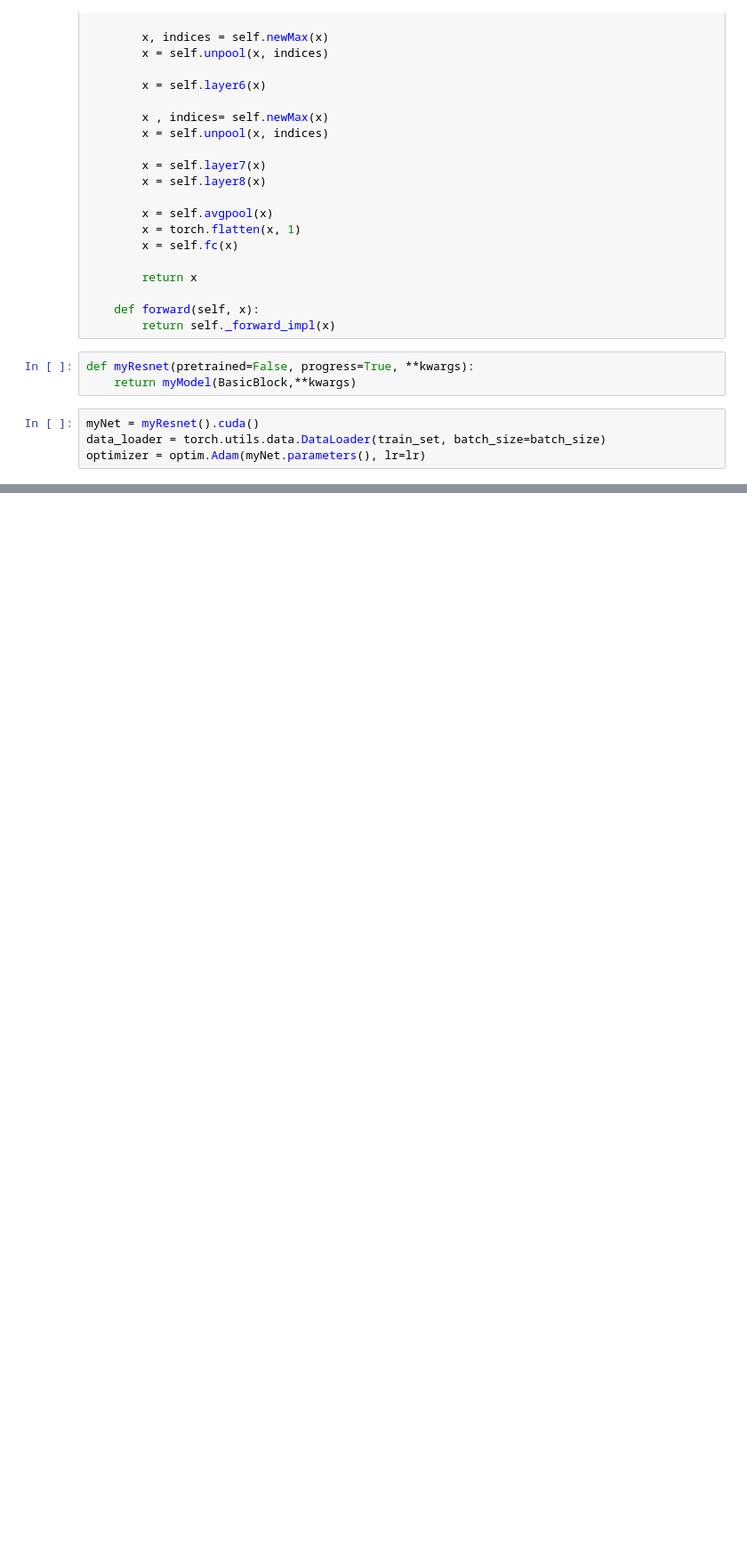
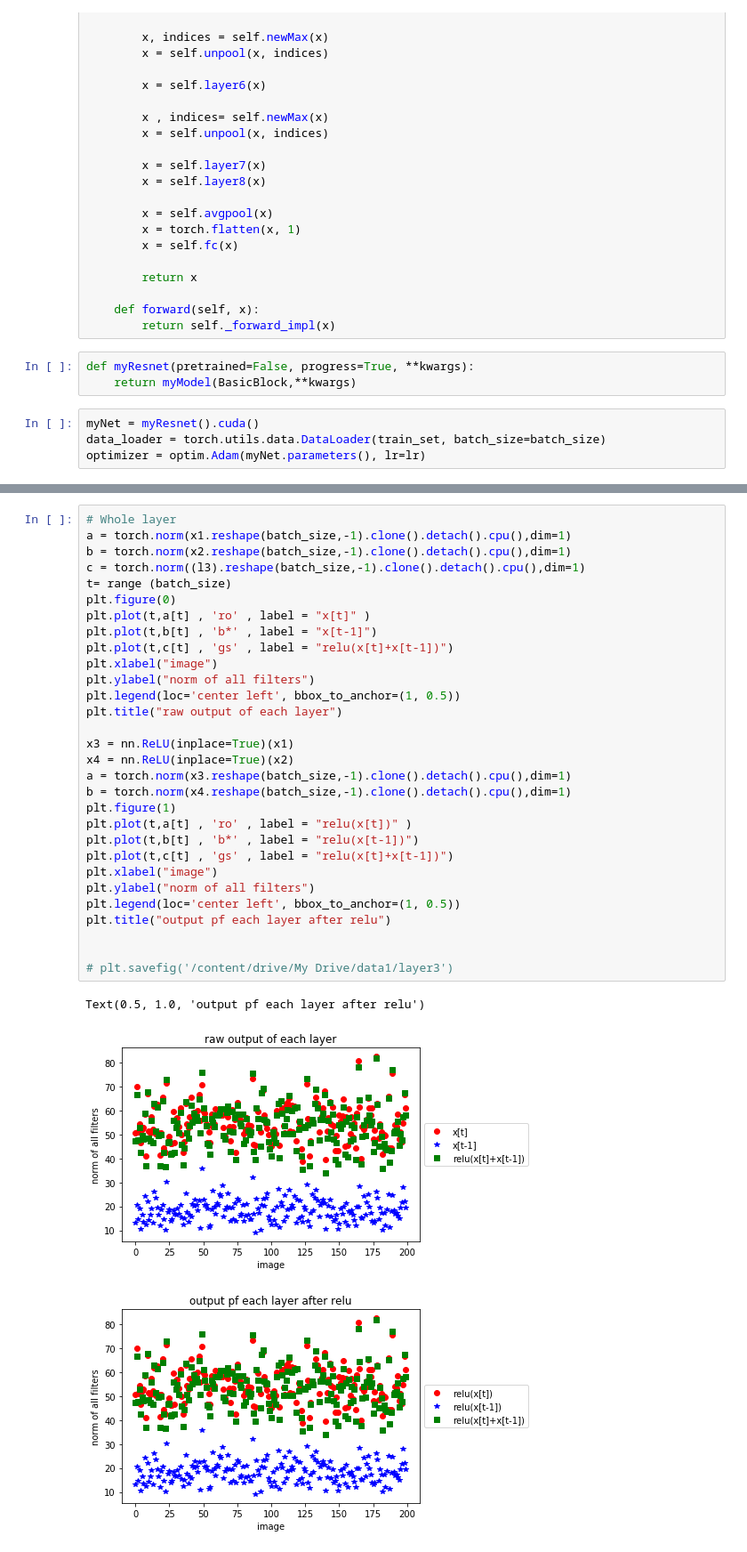
Before and after one commit to SaraBabakN/Model-Search, a Jupyter notebook: new_maxpool.ipynb, the cells around one changed output, grey strips where cells are left out. Shown: that part at 89% size. Cells and saved outputs as stored; diff of their text form; blank space fills up the shorter version.

```diff
--- a/new_maxpool.ipynb
+++ b/new_maxpool.ipynb
@@ -199,0 +236,34 @@ l3 = myNet.layer3(x)
+# %%
+# Whole layer
+a = torch.norm(x1.reshape(batch_size,-1).clone().detach().cpu(),dim=1)
+b = torch.norm(x2.reshape(batch_size,-1).clone().detach().cpu(),dim=1)
+c = torch.norm((l3).reshape(batch_size,-1).clone().detach().cpu(),dim=1)
+t= range (batch_size)
+plt.figure(0)
+plt.plot(t,a[t] , 'ro' , label = "x[t]" )
+plt.plot(t,b[t] , 'b*' , label = "x[t-1]")
+plt.plot(t,c[t] , 'gs' , label = "relu(x[t]+x[t-1])")
+plt.xlabel("image")
+plt.ylabel("norm of all filters")
+plt.legend(loc='center left', bbox_to_anchor=(1, 0.5))
+plt.title("raw output of each layer")
+
+x3 = nn.ReLU(inplace=True)(x1)
+x4 = nn.ReLU(inplace=True)(x2)
+a = torch.norm(x3.reshape(batch_size,-1).clone().detach().cpu(),dim=1)
+b = torch.norm(x4.reshape(batch_size,-1).clone().detach().cpu(),dim=1)
+plt.figure(1)
+plt.plot(t,a[t] , 'ro' , label = "relu(x[t])" )
+plt.plot(t,b[t] , 'b*' , label = "relu(x[t-1])")
+plt.plot(t,c[t] , 'gs' , label = "relu(x[t]+x[t-1])")
+plt.xlabel("image")
+plt.ylabel("norm of all filters")
+plt.legend(loc='center left', bbox_to_anchor=(1, 0.5))
+plt.title("output pf each layer after relu")
+
+
+# plt.savefig('/content/drive/My Drive/data1/layer3')
+# %% [output]
+Text(0.5, 1.0, 'output pf each layer after relu')
+[figure, added]
+[figure, added]
```
Also changed, not shown: parts of 29 cells of this notebook.
